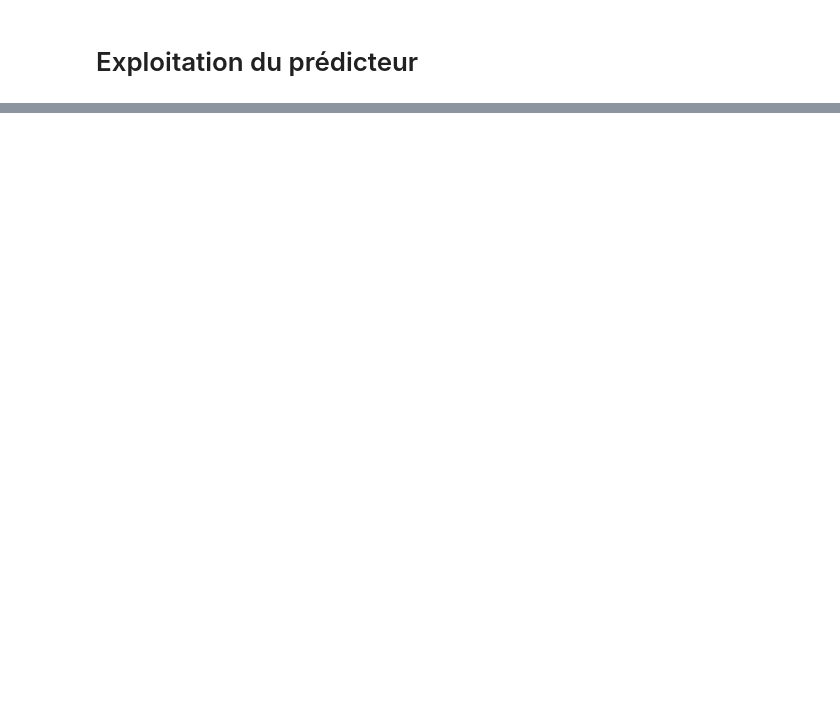
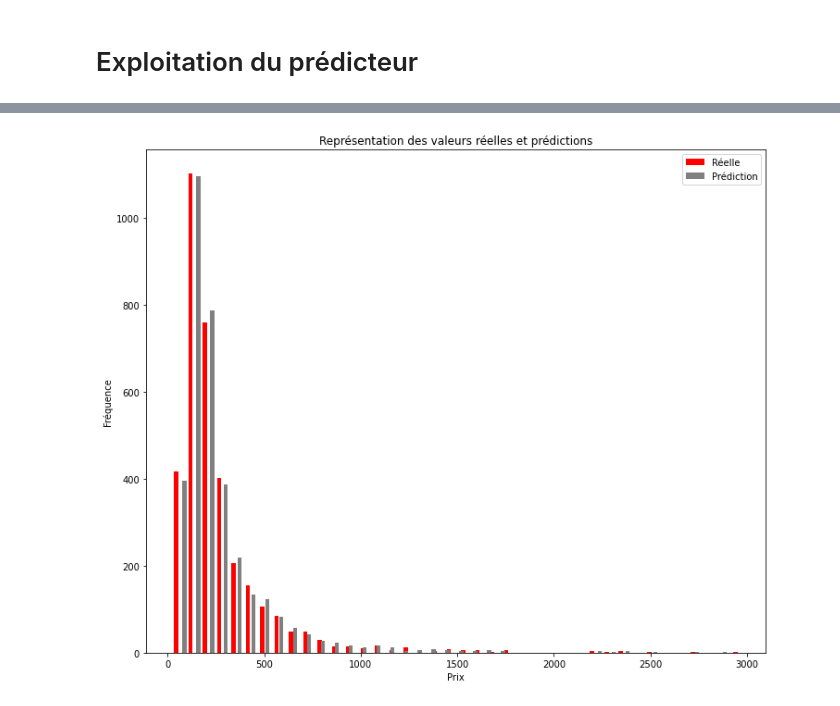
Before and after one commit to Benjamin-Chauvet/Booking_Hotels_Ranking, a Jupyter notebook: Booking_Machine_Learning/booking_machine_learning/presentation.ipynb, the cells around one changed output, grey strips where cells are left out. Saved outputs shown, nothing was run; the diff lists cells and outputs as text; code cells hidden in the pictures; blank space fills up the shorter version.

```diff
--- a/Booking_Machine_Learning/booking_machine_learning/presentation.ipynb
+++ b/Booking_Machine_Learning/booking_machine_learning/presentation.ipynb
@@ -264,2 +294,9 @@ pl_gs_final.score(X_tr, y_tr)
 # %% [markdown]
 # Exploitation du prédicteur
+# %%
+best_model = rfr_gs_final
+y_true, y_pred = y_te, best_model.predict(X_te)
+
+true=np.array(y_true)
+pred=np.array(y_pred)
+pred=np.around(pred, decimals=1)
@@ -265,0 +307,11 @@ pl_gs_final.score(X_tr, y_tr)
+# %%
+plt.figure(figsize=(12,10))
+plt.hist(true,align="left",bins=40, rwidth=0.3,color='red',label="Réelle")
+plt.hist(pred,align="mid",bins=40, rwidth=0.3,color='grey',label="Prédiction")
+plt.title("Représentation des valeurs réelles et prédictions")
+plt.xlabel("Prix")
+plt.ylabel("Fréquence")
+plt.legend()
+plt.show()
+# %% [output]
+[figure, added]
```
Also changed, not shown: parts of 25 cells of this notebook, 4 other files.
